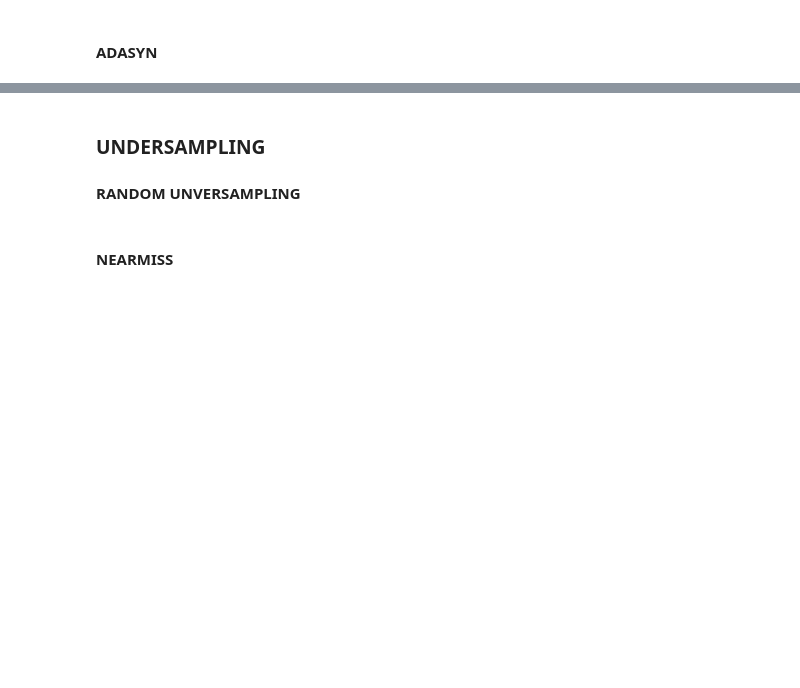
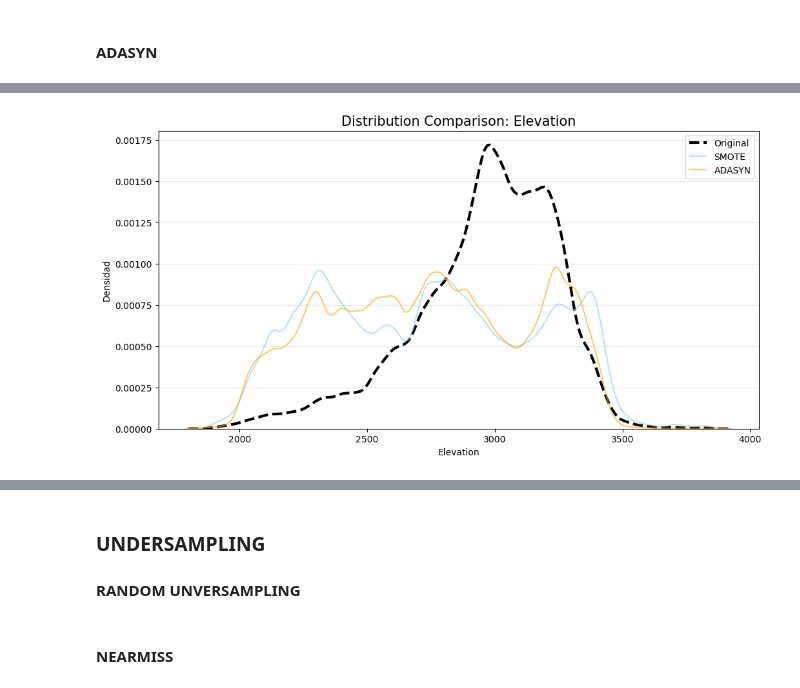
Before and after one commit to ineguiluz1/Forest-Covertype-Prediction-AML, a Jupyter notebook: notebooks/imbalance_analysis_and_mitigation.ipynb, the cells around one changed output, grey strips where cells are left out. Drawn from its saved outputs; the diff is of its cells as text; code cells hidden in the pictures; blank space fills up the shorter version.

```diff
--- a/notebooks/imbalance_analysis_and_mitigation.ipynb
+++ b/notebooks/imbalance_analysis_and_mitigation.ipynb
@@ -81,0 +110,24 @@ plt.show()
+# %%
+import seaborn as sns
+import matplotlib.pyplot as plt
+
+df_smote = pd.read_parquet('../data/processed/smote_balanced.parquet')
+df_adasyn = pd.read_parquet('../data/processed/adasyn_balanced.parquet')
+
+def plot_distribution_comparison(df_orig, df_smote, df_adasyn, feature='Elevation'):
+    plt.figure(figsize=(12, 6))
+
+    sns.kdeplot(df_orig[feature], label='Original', color='black', linewidth=3, linestyle='--')
+    sns.kdeplot(df_smote[feature], label='SMOTE', color='skyblue', alpha=0.6)
+    sns.kdeplot(df_adasyn[feature], label='ADASYN', color='orange', alpha=0.6)
+
+    plt.title(f'Distribution Comparison: {feature}', fontsize=15)
+    plt.xlabel(feature)
+    plt.ylabel('Densidad')
+    plt.legend()
+    plt.grid(axis='y', alpha=0.3)
+    plt.show()
+
+plot_distribution_comparison(df, df_smote, df_adasyn, feature='Elevation')
+# %% [output]
+[figure, added]
```
Also changed, not shown: parts of 7 cells of this notebook, 2 other files.
